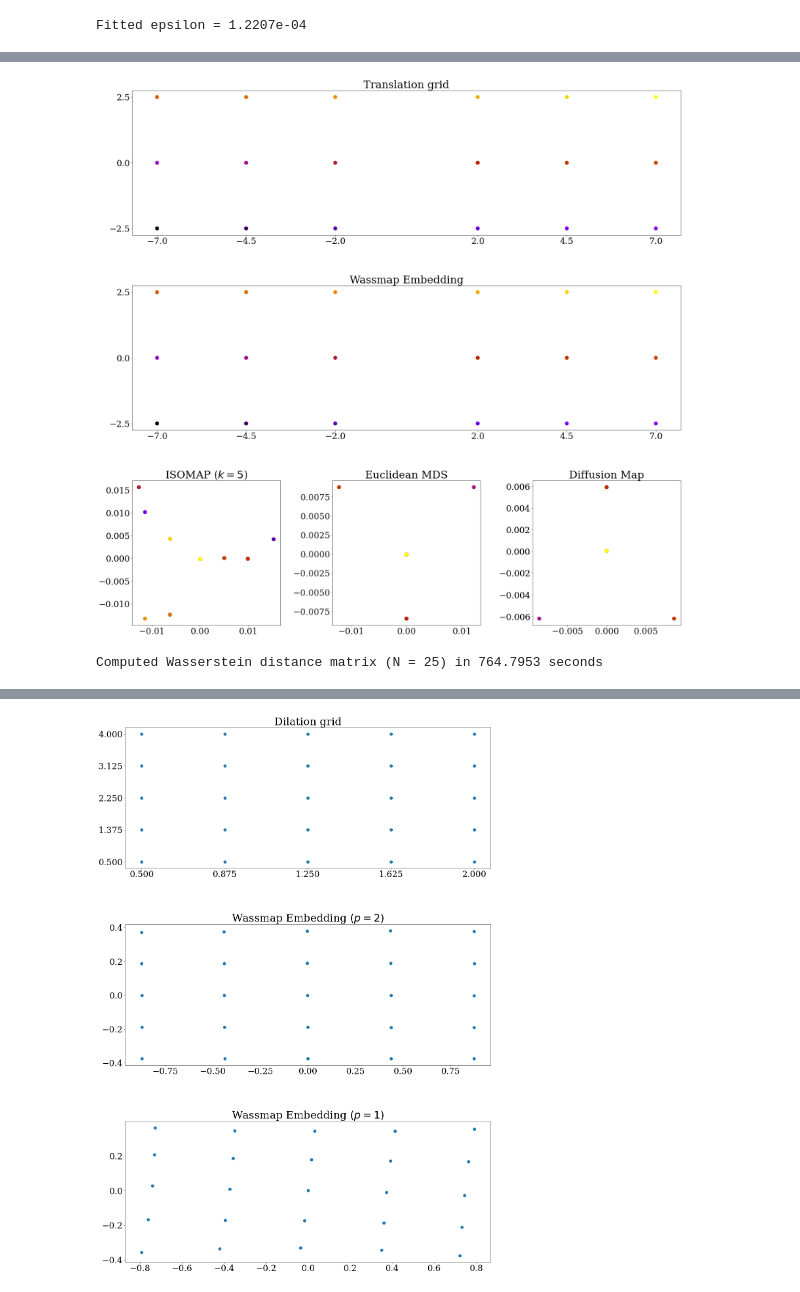
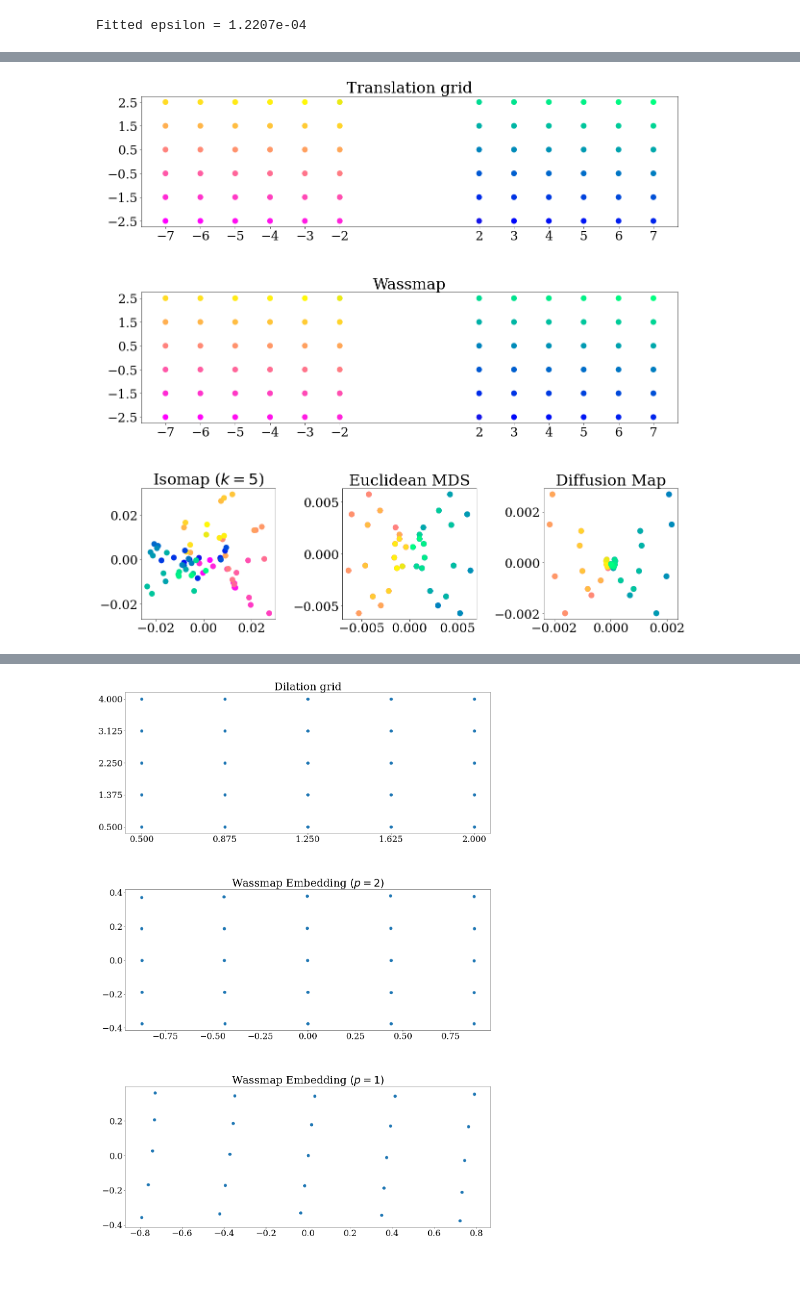
Before and after one commit to Wassmap/wassmap, a Jupyter notebook: example/SIMODS/MainFigures.ipynb, the cells around one changed output, grey strips where cells are left out. Cells and saved outputs as stored; diff of their text form; code cells hidden in the pictures.

```diff
--- a/example/SIMODS/MainFigures.ipynb
+++ b/example/SIMODS/MainFigures.ipynb
@@ -234,65 +243,73 @@ IsomapEmbedding_f2 = man.Isomap(n_components=2,n_neighbors=isomap_k).fit_transfo
 
 # Compute the diffusion map
 neighbor_params = {'n_jobs': -1, 'algorithm': 'kd_tree'}
-dmap_f2 = dm.DiffusionMap.from_sklearn(n_evecs = 2, epsilon = 'bgh', alpha = 1.0, neighbor_params = neighbor_params)
-DMapEmbedding_f2 = mydmap.fit_transform(vox_matrix_f2)
+dmap_f2 = dm.DiffusionMap.from_sklearn(n_evecs = 2, epsilon = 'bgh', alpha = 1.0, neighbor_params = neighbor_params,k=num_samp_f2_total)
+DMapEmbedding_f2 = dmap_f2.fit_transform(vox_matrix_f2)
 # %%
 ### FIGURE 2: Circle translate test 2:DOUBLE GRID:Plotting
 
 # Create the plot objects
 #fig2,ax2 = plt.subplots(5,1,figsize=(15,20))
 
-fig2 = plt.figure(figsize=(30,30))
+fig2 = plt.figure(figsize=(20,20))
 ax2 = fig2.subplot_mosaic(
     """
     AAA
     BBB
     CDE
     """,
-    gridspec_kw = {"wspace":0.35,"hspace":0.35}
+    gridspec_kw = {"wspace":0.5,"hspace":0.5}
 )
 
+# Build a custom split colormap
+import matplotlib.colors as mcolors
+colors1 = plt.cm.spring(np.linspace(0, 1, num_samp_f2_each))
+colors2 = plt.cm.winter(np.linspace(0, 1, num_samp_f2_each))
+colors = np.vstack((colors1, colors2))
+mymap = mcolors.LinearSegmentedColormap.from_list('mymap',colors)
+
 ms = 120 # Marker size
+c = np.linspace(0,1,num_samp_f2_total)   # Note: we'll use the same colors for every scatter plot (to identify points)
+
+# Plot the translation set
+xtick = np.concatenate((x1,x2))
 xp = translates_f2[:,0]
 yp = translates_f2[:,1]
-c = np.linspace(0,10,num_samp_f2)   # Note: we'll use the same colors for every scatter plot (to identify points)
-
-# Plot the translation set
-ax2['A'].scatter(xp,yp,c=c,s=ms)
+ax2['A'].scatter(xp,yp,c=c,s=ms,cmap=mymap)
 ax2['A'].set_title('Translation grid')
-ax2['A'].set_xticks(x)
-ax2['A'].set_yticks(y)
+ax2['A'].set_xticks(xtick)
+ax2['A'].set_yticks(y_f2)
 
 # Plot Wassmap embedding
 xp = WassEmbedding_f2[:,0]
 yp = WassEmbedding_f2[:,1]
-ax2['B'].scatter(xp,yp,c=c,s=ms)
-ax2['B'].set_title('Wassmap Embedding')
-ax2['B'].set_xticks(x)
-ax2['B'].set_yticks(y)
+ax2['B'].scatter(xp,yp,c=c,s=ms,cmap=mymap)
+ax2['B'].set_title('Wassmap')
+ax2['B'].set_xticks(xtick)
+ax2['B'].set_yticks(y_f2)
 
 # Plot the Isomap embedding
 xp = IsomapEmbedding_f2[:,0]
 yp = IsomapEmbedding_f2[:,1]
-ax2['C'].scatter(xp,yp,c=c,s=ms)
-ax2['C'].set_title("ISOMAP ($k = %i$)"%isomap_k)
+ax2['C'].scatter(xp,yp,c=c,s=ms,cmap=mymap)
+ax2['C'].set_title("Isomap ($k = %i$)"%isomap_k)
 
 # Plot the Euclidean MDS embedding
 xp = MDSEmbedding_f2[:,0]
 yp = MDSEmbedding_f2[:,1]
-ax2['D'].scatter(xp,yp,c=c,s=ms)
+ax2['D'].scatter(xp,yp,c=c,s=ms,cmap=mymap)
 ax2['D'].set_title("Euclidean MDS")
 
 # Plot the diffusion map embedding
 xp = DMapEmbedding_f2[:,0]
 yp = DMapEmbedding_f2[:,1]
-ax2['E'].scatter(xp,yp,c=c,s=ms)
+ax2['E'].scatter(xp,yp,c=c,s=ms,cmap=mymap)
 ax2['E'].set_title('Diffusion Map')
 
 # Save the figure to google drive
 fig2.savefig('./figures/fig2.pdf',bbox_inches='tight')
 # %% [output]
-[figure, old version]
+[figure, new version]
 # %%
 ### FIGURE 3: Circle dilation test 1::Computations
 ##
@@ -304,20 +321,20 @@ circ = wm.generate_circle([0,0],radius,samples=num_samplepoints)
 
 # Generate dilation set
 num_dilates = 5
-num_samp = num_dilates**2
-x = np.linspace(.5,2,num=num_dilates)
-y = np.linspace(.5,4,num=num_dilates)
-xx,yy = np.meshgrid(x,y) #num_dilates x num_dilates matrices; each xx,yy entry is a dilation vector
-xx = np.reshape(xx,(num_dilates**2,1))
-yy = np.reshape(yy,(num_dilates**2,1))
-dilates = np.zeros((num_dilates**2,2))
+num_samp_f3 = num_dilates**2
+x_f3 = np.linspace(.5,2,num=num_dilates)
+y_f3 = np.linspace(.5,4,num=num_dilates)
+xx,yy = np.meshgrid(x_f3,y_f3) #num_dilates x num_dilates matrices; each xx,yy entry is a dilation vector
+xx = np.reshape(xx,(num_samp_f3,1))
+yy = np.reshape(yy,(num_samp_f3,1))
+dilates = np.zeros((num_samp_f3,2))
 for i in range(len(xx)):
     dilates[i,0] = xx[i]
     dilates[i,1] = yy[i]
 
 # Generate dilation images and image tensor
 dil_images = []
-for i in range(num_dilates**2):
+for i in range(num_samp_f3):
     img = np.concatenate((wm.dilation(circ,[dilates[i,0],dilates[i,1]]),np.ones((circ.shape[0],1))/circ.shape[0]),axis=1)
     dil_images.append(img)
 
@@ -331,19 +348,8 @@ yg = np.linspace(-4,4,nyg)
 xxg,yyg = np.meshgrid(xg,yg,indexing='ij')
 grid = np.stack((xxg,yyg))
 dil_images_vox = np.zeros((nvox,nvox,num_dilates**2))
-vox_matrix = np.zeros((num_samp,nvox*nvox))
-for i in range(num_samp):
+vox_matrix_f3 = np.zeros((num_samp_f3,nvox*nvox))
+for i in range(num_samp_f3):
     pc = dil_images[i]
     dil_images_vox[:,:,i] = wm.pointcloud_to_vox(pc,grid)
-    vox_matrix[i,:] = np.reshape(dil_images_vox[:,:,i],(1,nvox*nvox))
-
-# Compute Wasserstein square distance matrix
-tic = time.perf_counter()
-Wass_distance_dil = wm.wass_matrix(dil_images,squared=True,geodesic=False)
-toc = time.perf_counter() - tic
-print("Computed Wasserstein distance matrix (N = %i) in %0.4f seconds"%(num_samp,toc))
-
-# MDS on Wass squared matrix to obtain the Wassmap embedding
-WassEmbedding_dil = wm.mds(Wass_distance_dil,squared=True)
+    vox_matrix_f3[i,:] = np.reshape(dil_images_vox[:,:,i],(1,nvox*nvox))
-# %% [output]
-Computed Wasserstein distance matrix (N = 25) in 764.7953 seconds
```
Also changed, not shown: parts of 13 cells of this notebook.
